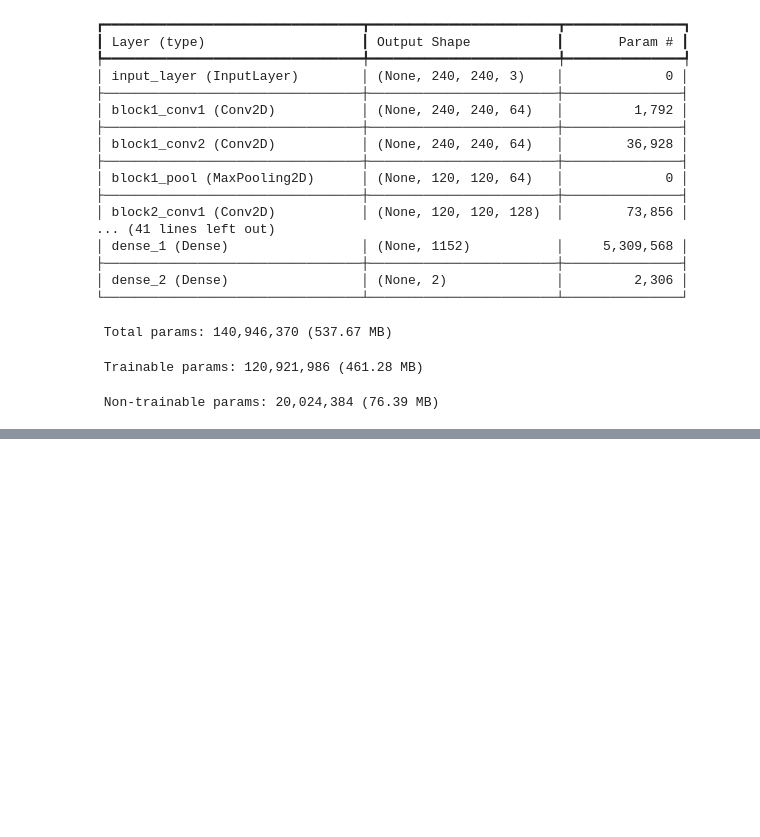
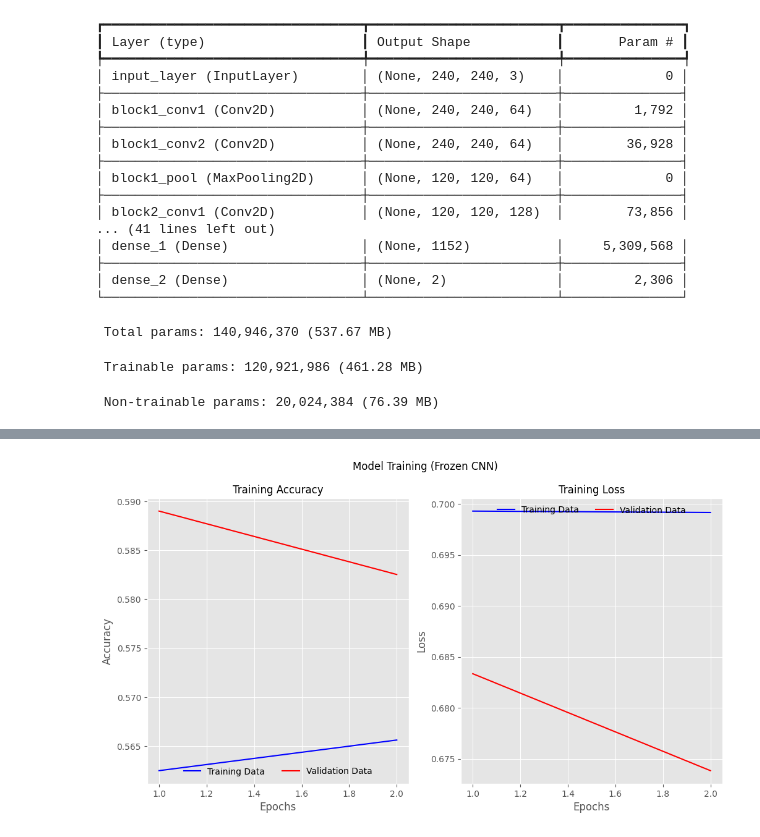
Before and after one commit to NarendarB0152/BrainTumorUsingDL, a Jupyter notebook: BrainTumordetection.ipynb, the cells around one changed output, grey strips where cells are left out. Saved outputs shown, nothing was run; the diff lists cells and outputs as text; code cells hidden in the pictures; blank space fills up the shorter version.

```diff
--- a/BrainTumordetection.ipynb
+++ b/BrainTumordetection.ipynb
@@ -485,0 +497,23 @@ history_01 = model_01.fit(train_generator, steps_per_epoch=10, epochs = 2, callb
+# %%
+# Plot performance
+fig, (ax1,ax2) = plt.subplots(nrows=1, ncols=2, figsize=(12,6))
+fig.suptitle("Model Training (Frozen CNN)", fontsize=12)
+max_epoch = len(history_01.history['accuracy'])+1
+epochs_list = list(range(1, max_epoch))
+
+ax1.plot(epochs_list, history_01.history['accuracy'], color='b', linestyle='-', label='Training Data')
+ax1.plot(epochs_list, history_01.history['val_accuracy'], color='r', linestyle='-', label='Validation Data')
+ax1.set_title('Training Accuracy', fontsize=12)
+ax1.set_xlabel('Epochs', fontsize=12)
+ax1.set_ylabel('Accuracy', fontsize=12)
+ax1.legend(frameon=False, loc='lower center', ncol=2)
+
+ax2.plot(epochs_list, history_01.history['loss'], color='b', linestyle='-', label='Training Data')
+ax2.plot(epochs_list, history_01.history['val_loss'], color='r', linestyle='-', label='Validation Data')
+ax2.set_title('Training Loss', fontsize=12)
+ax2.set_xlabel('Epochs', fontsize=12)
+ax2.set_ylabel('Loss', fontsize=12)
+ax2.legend(frameon=False, loc='upper center', ncol=2)
+plt.savefig("training_frozencnn.jpeg", format='jpeg', dpi=100, bbox_inches='tight')
+# %% [output]
+[figure, added]
```
Also changed, not shown: parts of 1 cell of this notebook.
